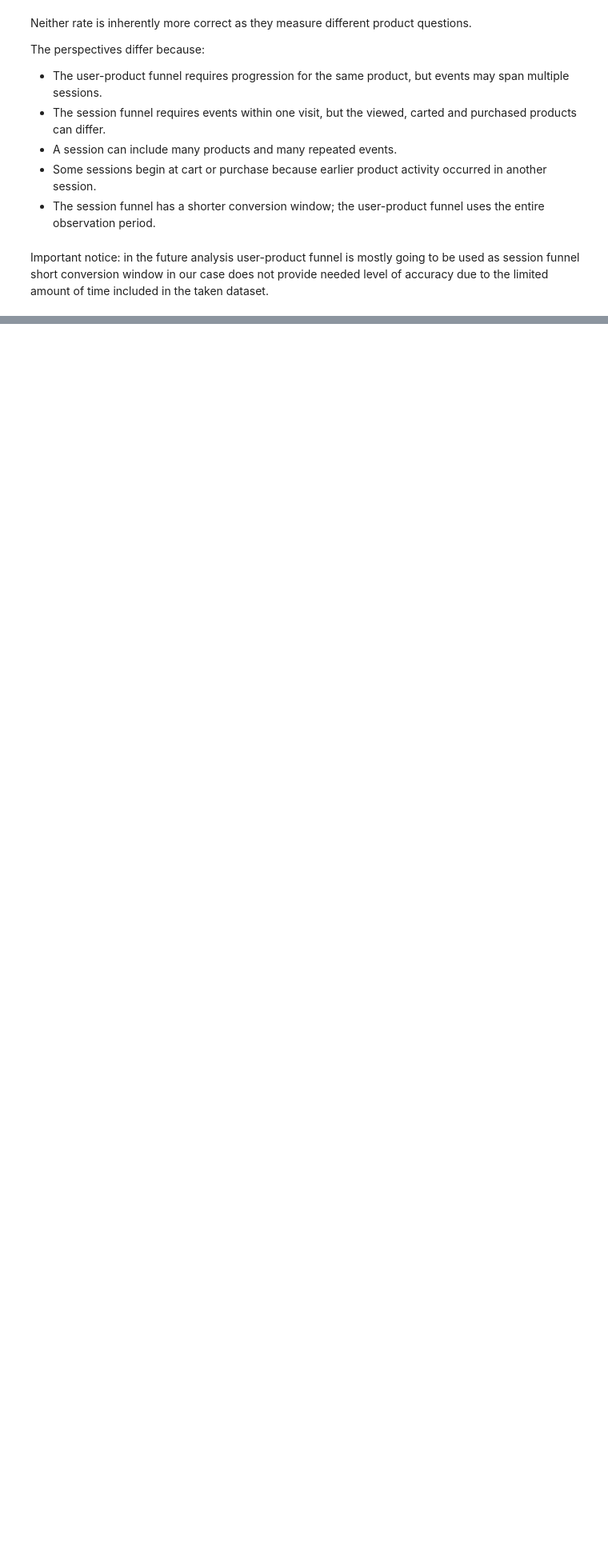
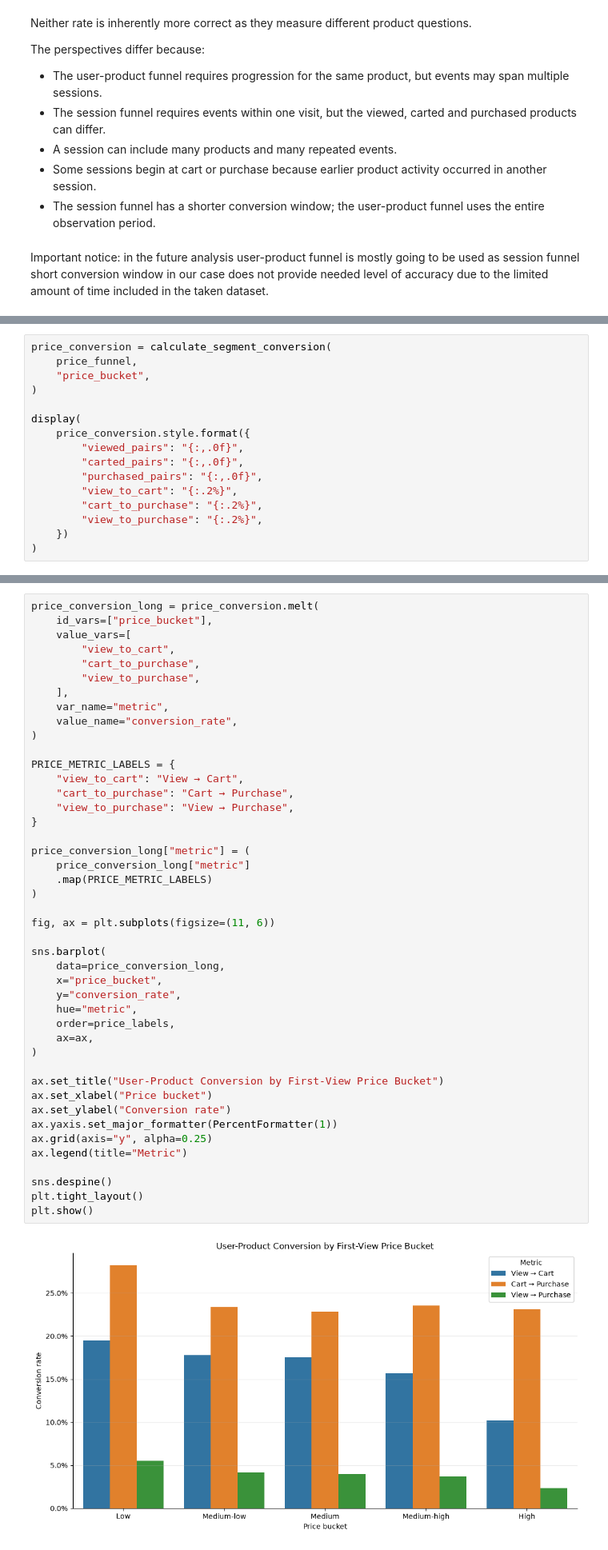
Before and after one commit to moriyuko/ecommerce-product-analysis, a Jupyter notebook: notebook.ipynb, the cells around one changed output, grey strips where cells are left out. Shown at 80% size. Cells and saved outputs as stored; diff of their text form; blank space fills up the shorter version.

```diff
--- a/notebook.ipynb
+++ b/notebook.ipynb
@@ -1181,0 +1402,16 @@ Important notice: in the future analysis user-product funnel is mostly going to
+# %%
+price_conversion = calculate_segment_conversion(
+    price_funnel,
+    "price_bucket",
+)
+
+display(
+    price_conversion.style.format({
+        "viewed_pairs": "{:,.0f}",
+        "carted_pairs": "{:,.0f}",
+        "purchased_pairs": "{:,.0f}",
+        "view_to_cart": "{:.2%}",
+        "cart_to_purchase": "{:.2%}",
+        "view_to_purchase": "{:.2%}",
+    })
+)
@@ -1181,0 +1425,46 @@ Important notice: in the future analysis user-product funnel is mostly going to
+# %%
+price_conversion_long = price_conversion.melt(
+    id_vars=["price_bucket"],
+    value_vars=[
+        "view_to_cart",
+        "cart_to_purchase",
+        "view_to_purchase",
+    ],
+    var_name="metric",
+    value_name="conversion_rate",
+)
+
+PRICE_METRIC_LABELS = {
+    "view_to_cart": "View → Cart",
+    "cart_to_purchase": "Cart → Purchase",
+    "view_to_purchase": "View → Purchase",
+}
+
+price_conversion_long["metric"] = (
+    price_conversion_long["metric"]
+    .map(PRICE_METRIC_LABELS)
+)
+
+fig, ax = plt.subplots(figsize=(11, 6))
+
+sns.barplot(
+    data=price_conversion_long,
+    x="price_bucket",
+    y="conversion_rate",
+    hue="metric",
+    order=price_labels,
+    ax=ax,
+)
+
+ax.set_title("User-Product Conversion by First-View Price Bucket")
+ax.set_xlabel("Price bucket")
+ax.set_ylabel("Conversion rate")
+ax.yaxis.set_major_formatter(PercentFormatter(1))
+ax.grid(axis="y", alpha=0.25)
+ax.legend(title="Metric")
+
+sns.despine()
+plt.tight_layout()
+plt.show()
+# %% [output]
+[figure, added]
```
Also changed, not shown: parts of 25 cells of this notebook.
